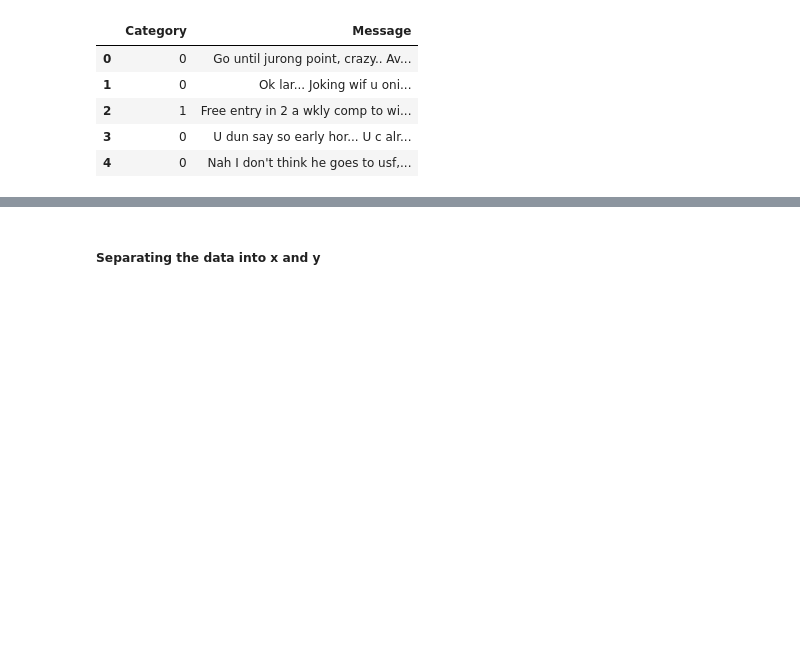
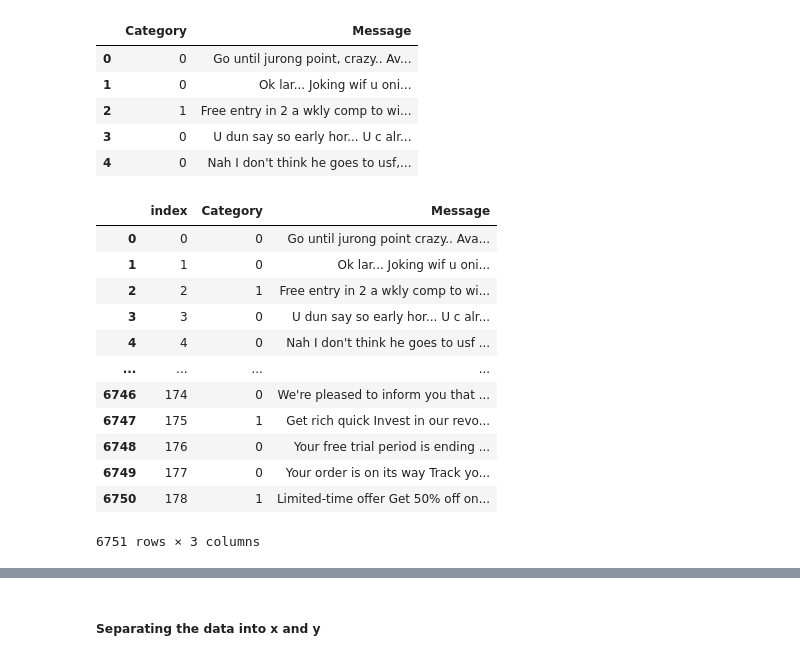
Before and after one commit to OLUYAKOBO/email_spam_detector, a Jupyter notebook: model.ipynb, the cells around one changed output, grey strips where cells are left out. Saved outputs shown, nothing was run; the diff lists cells and outputs as text; code cells hidden in the pictures; blank space fills up the shorter version.

```diff
--- a/model.ipynb
+++ b/model.ipynb
@@ -17,7 +17,7 @@ data1.head()
 | 3 | ham | U dun say so early hor... U c alr... |
 | 4 | ham | Nah I don't think he goes to usf,... |
 # %%
-data2 = pd.read_csv('spam_dataset.csv')
+data2 = pd.read_csv('data/spam_dataset.csv')
 data2.head()
 # %% [output]
 |  | message_content | is_spam |
@@ -63,7 +63,7 @@ data2.head(1)
 |  | Category | Message |
 | 0 | ham | Hello Lonnie,\r\n\r\nJust wanted ... |
 # %%
-data3 = pd.read_csv('email_classification.csv')
+data3 = pd.read_csv('data/email_classification.csv')
 data3.head(1)
 # %% [output]
 |  | email | label |
@@ -115,3 +122,30 @@ data.head()
 | 2 | 1 | Free entry in 2 a wkly comp to wi... |
 | 3 | 0 | U dun say so early hor... U c alr... |
 | 4 | 0 | Nah I don't think he goes to usf,... |
+# %%
+mail = ['Message']
+
+for i in mail:
+    data[i] = data[i].apply(lambda x : x.replace(',', ' '))
+    data[i] = data[i].apply(lambda x: x.replace('!',''))
+    data[i] = data[i].apply(lambda x: x.replace('?',' '))
+    data[i] = data[i].apply(lambda x: x.replace('/',' '))
+    data[i] = data[i].apply(lambda x: x.replace('\r\n\r\n',' '))
+# %%
+data = data.reset_index()
+# %%
+data
+# %% [output]
+|  | index | Category | Message |
+| 0 | 0 | 0 | Go until jurong point crazy.. Ava... |
+| 1 | 1 | 0 | Ok lar... Joking wif u oni... |
+| 2 | 2 | 1 | Free entry in 2 a wkly comp to wi... |
+| 3 | 3 | 0 | U dun say so early hor... U c alr... |
+| 4 | 4 | 0 | Nah I don't think he goes to usf ... |
+| ... | ... | ... | ... |
+| 6746 | 174 | 0 | We're pleased to inform you that ... |
+| 6747 | 175 | 1 | Get rich quick Invest in our revo... |
+| 6748 | 176 | 0 | Your free trial period is ending ... |
+| 6749 | 177 | 0 | Your order is on its way Track yo... |
+| 6750 | 178 | 1 | Limited-time offer Get 50% off on... |
+6751 rows × 3 columns
```
Also changed, not shown: parts of 11 cells of this notebook, 6 other files.
